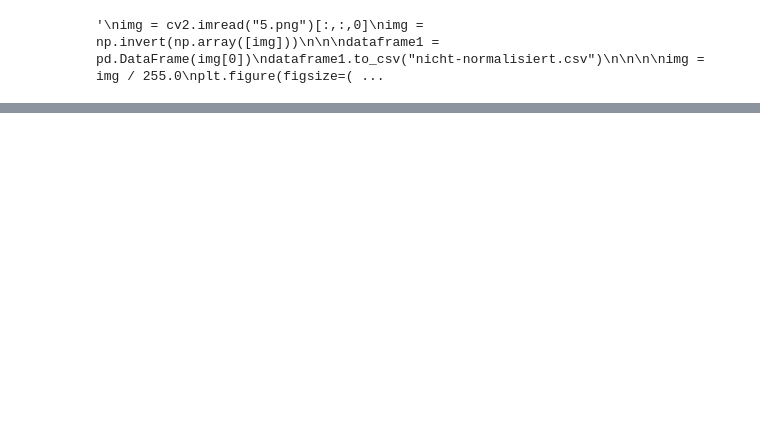
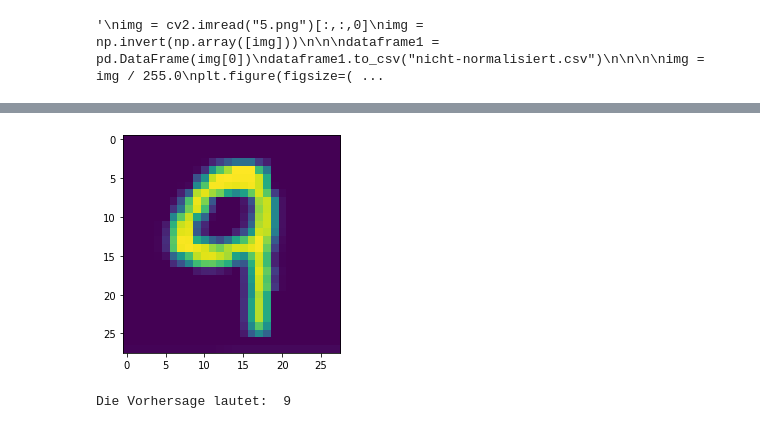
Before and after one commit to MarioS040/bigdata, a Jupyter notebook: main.ipynb, the cells around one changed output, grey strips where cells are left out. Drawn from its saved outputs; the diff is of its cells as text; code cells hidden in the pictures; blank space fills up the shorter version.

```diff
--- a/main.ipynb
+++ b/main.ipynb
@@ -158,6 +124,6 @@ loss, accuracy = model.evaluate(x_test, y_test)
 # %%
 #Erzeugen der Funktion, damit eine PNG mit 28x28 Größe die Zahl predicted werden kann.
-def predicthandwritten(path):
+def Handschrifterkennung(path):
  img = cv2.imread(path)[:,:,0]#Einlesen, da sonst Dimensionen bei der Prediction einen Fehler werfen
  img = np.invert(np.array([img]))
  prediction = model.predict(img)
@@ -185,0 +144,4 @@ Die Vorhersage lautet:  8
+# %%
+#9 Richtig vorhergesagt
+Handschrifterkennung("leicht.png")
+# %% [output]
@@ -185,0 +150,2 @@ Die Vorhersage lautet:  8
+[figure, added]
+Die Vorhersage lautet:  9
```
Also changed, not shown: parts of 10 cells of this notebook, 13 other files.
